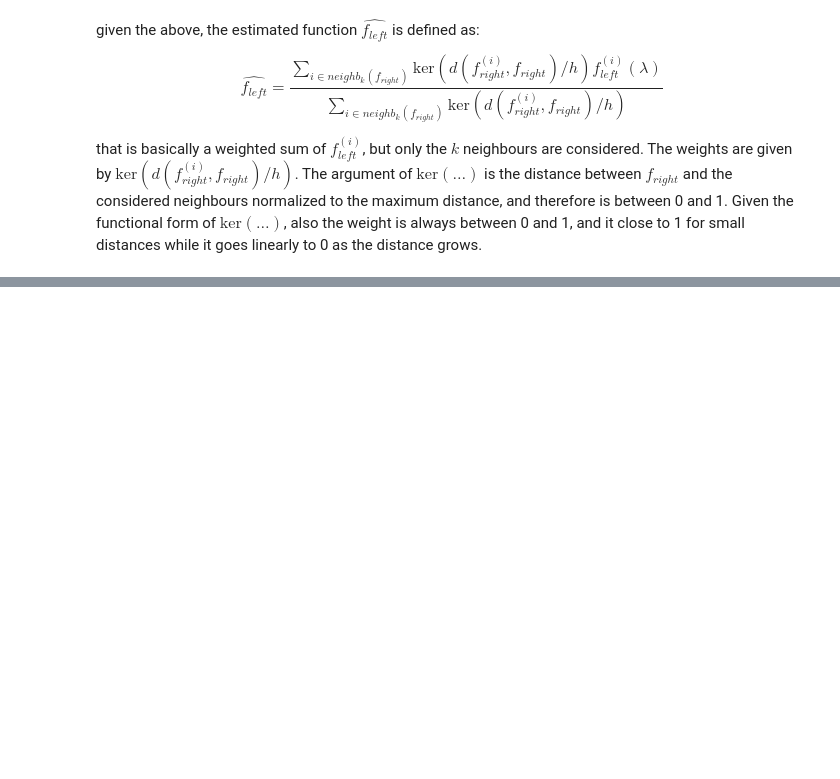
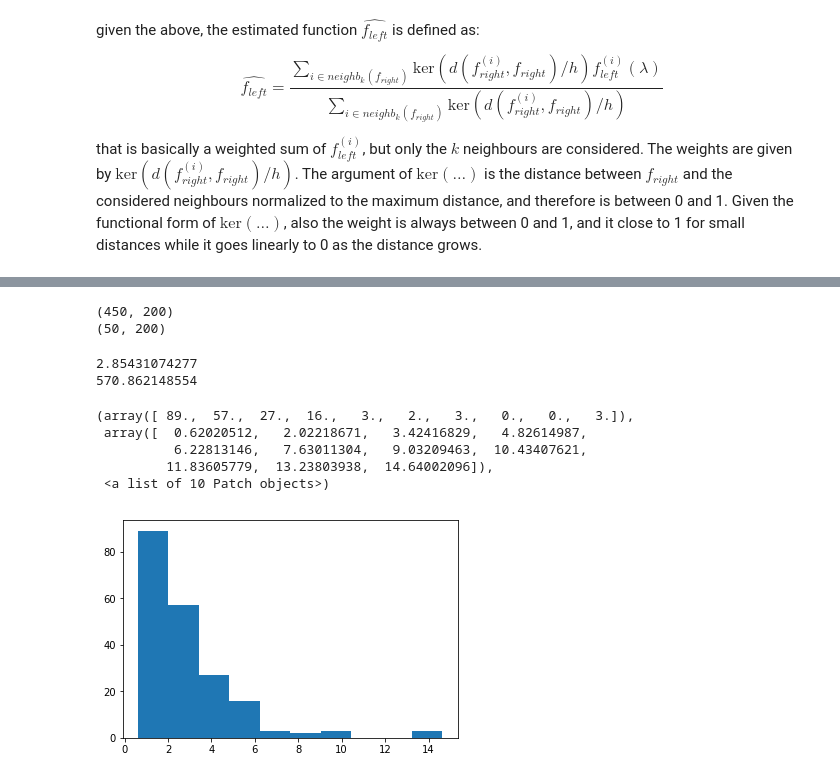
Before and after one commit to francesco-losterzo/MLPractice, a Jupyter notebook: Notebooks/LinearRegression_CS229.ipynb, the cells around one changed output, grey strips where cells are left out. Drawn from its saved outputs; the diff is of its cells as text; code cells hidden in the pictures; blank space fills up the shorter version.

```diff
--- a/Notebooks/LinearRegression_CS229.ipynb
+++ b/Notebooks/LinearRegression_CS229.ipynb
@@ -726,0 +741,8 @@ plt.plot(x_train[x_train < 1200], my_fleft_hat_k40, c='y')
+# %%
+# compute functional regression for each smoothed spectrum
+print(x_train.shape)
+print(y_train_smooth[x_train[:,0] < 1200,:].shape)
+y_train_regr = np.zeros(y_train_smooth[x_train[:,0] < 1200].shape)
+print(y_train_regr.shape)
+for entry in range(y_train_smooth.shape[1]):
+    y_train_regr[:,entry] = get_fleft_hat(y_train_smooth[:,entry].reshape(-1,1), y_train_smooth, x_train, 3)
@@ -726,0 +767,26 @@ plt.plot(x_train[x_train < 1200], my_fleft_hat_k40, c='y')
+# %%
+# now comupte the error
+print(y_train_smooth.shape)
+print(y_train_regr.shape)
+# %% [output]
+(450, 200)
+(50, 200)
+# %%
+y_error = np.zeros(y_train_regr.shape[1])
+for entry in range(y_train_regr.shape[1]):
+    y_error[entry] = dist(y_train_smooth[x_train[:,0] < 1200, entry], y_train_regr[:, entry])
+print(np.mean(y_error))
+print(np.sum(y_error))
+#print(y_error[0:10])
+# %% [output]
+2.85431074277
+570.862148554
+# %%
+plt.hist(y_error)
+# %% [output]
+(array([ 89.,  57.,  27.,  16.,   3.,   2.,   3.,   0.,   0.,   3.]),
+ array([  0.62020512,   2.02218671,   3.42416829,   4.82614987,
+          6.22813146,   7.63011304,   9.03209463,  10.43407621,
+         11.83605779,  13.23803938,  14.64002096]),
+ <a list of 10 Patch objects>)
+[figure, added]
```
Also changed, not shown: parts of 6 cells of this notebook.
